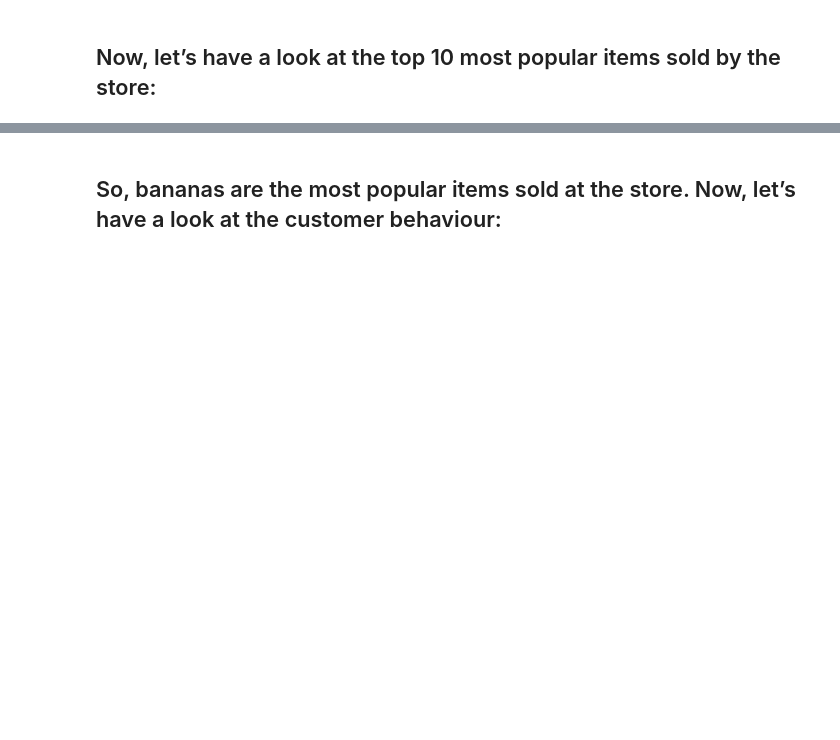
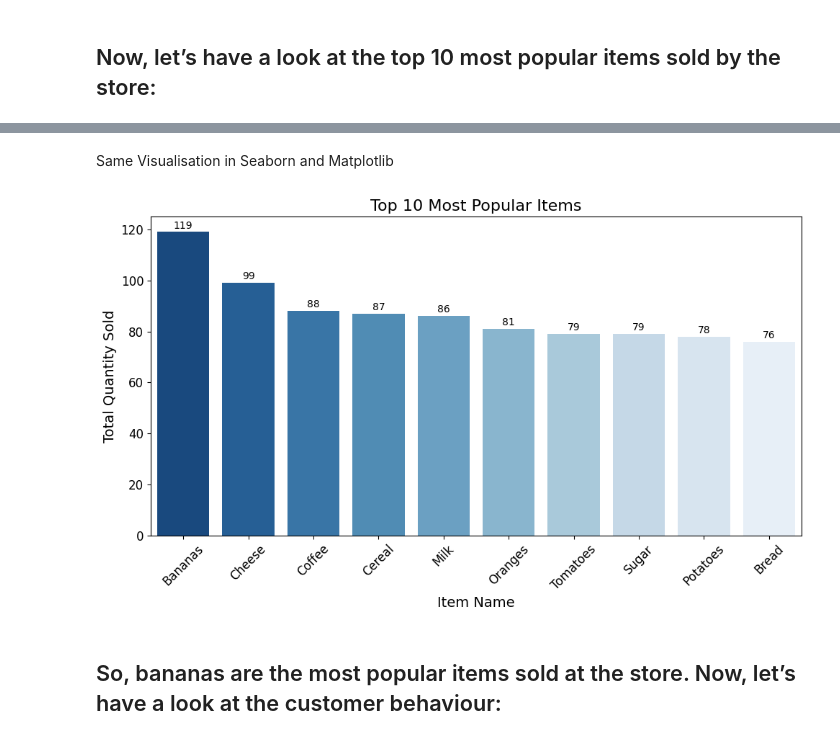
Before and after one commit to iamshanu14/MarketBasket-Analysis, a Jupyter notebook: market basket analysis.ipynb, the cells around one changed output, grey strips where cells are left out. Drawn from its saved outputs; the diff is of its cells as text; code cells hidden in the pictures; blank space fills up the shorter version.

```diff
--- a/market basket analysis.ipynb
+++ b/market basket analysis.ipynb
@@ -101,6 +121,37 @@ fig.update_layout(title=f'Top {top_n} Most Popular Items',
 fig.show()
 # %% [output]
 [interactive output not drawn]
+# %% [markdown]
+
+Same Visualisation in Seaborn and Matplotlib
+# %%
+# Step 1: Calculate item popularity
+item_popularity = data.groupby('Itemname')['Quantity'].sum().sort_values(ascending=False)
+
+# Step 2: Select the top N items
+top_n = 10
+top_items = item_popularity.head(top_n)
+
+# Step 3: Create a bar chart
+plt.figure(figsize=(10, 6))
+sns.barplot(x=top_items.index, y=top_items.values, palette='Blues_r')
+
+# Step 4: Add values on top of the bars
+for i, value in enumerate(top_items.values):
+    plt.text(i, value + 0.5, str(value), ha='center', va='bottom', fontsize=10)
+
+# Step 5: Customize the chart
+plt.title(f'Top {top_n} Most Popular Items', fontsize=16)
+plt.xlabel('Item Name', fontsize=14)
+plt.ylabel('Total Quantity Sold', fontsize=14)
+plt.xticks(rotation=45, fontsize=12)
+plt.yticks(fontsize=12)
+
+# Step 6: Show the chart
+plt.tight_layout()
+plt.show()
+# %% [output]
+[figure, added]
 # %% [markdown]
 ## So, bananas are the most popular items sold at the store. Now, let’s have a look at the customer behaviour:
 # %%
```
Also changed, not shown: parts of 6 cells of this notebook.
